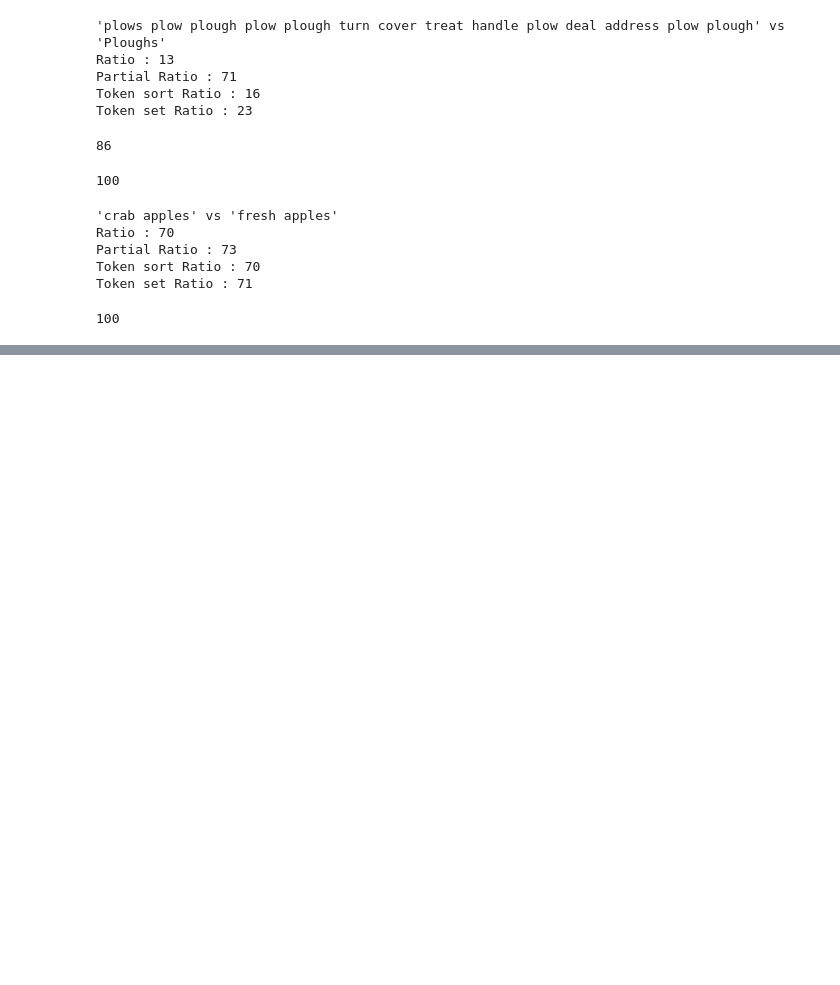
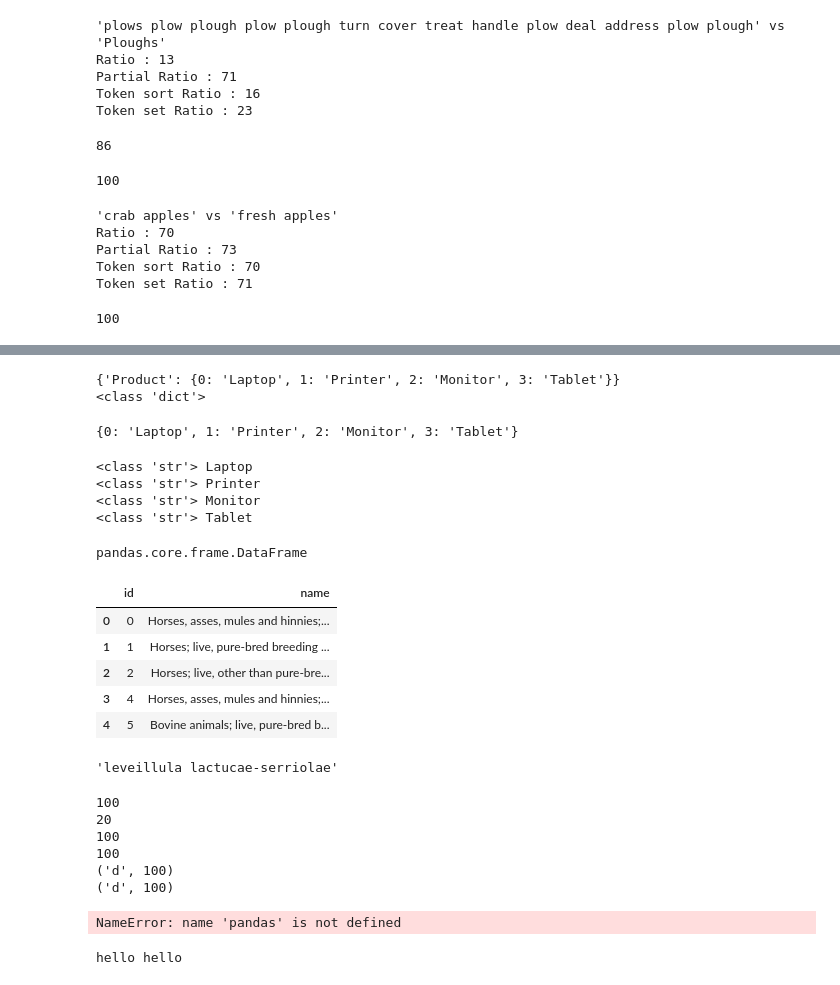
Before and after one commit to runo-hr/NLP-vocabulary-matching, a Jupyter notebook: test.ipynb, the cells around one changed output, grey strips where cells are left out. Saved outputs shown, nothing was run; the diff lists cells and outputs as text; code cells hidden in the pictures; blank space fills up the shorter version.

Commit message:
Add matching for sources

```diff
--- a/test.ipynb
+++ b/test.ipynb
@@ -383,0 +461,42 @@ fuzz.partial_token_set_ratio('dromedary meat',
+# %%
+my_dictionary = df.to_dict()
+
+print (my_dictionary)
+print(type(my_dictionary))
+# %% [output]
+{'Product': {0: 'Laptop', 1: 'Printer', 2: 'Monitor', 3: 'Tablet'}}
+<class 'dict'>
+# %%
+old_dict = my_dictionary['Product']
+old_dict
+# %% [output]
+{0: 'Laptop', 1: 'Printer', 2: 'Monitor', 3: 'Tablet'}
+# %%
+new_dict = dict([(value, key) for key, value in old_dict.items()])
+for x in new_dict.keys():
+    print(type(x), x)
+# %% [output]
+<class 'str'> Laptop
+<class 'str'> Printer
+<class 'str'> Monitor
+<class 'str'> Tablet
+# %%
+df_s1 = pd.read_csv('source_1.csv')
+df_s2 = pd.read_csv('source_2.csv')
+# %%
+type(df_s1)
+# %% [output]
+pandas.core.frame.DataFrame
+# %%
+df_s1.head()
+# %% [output]
+|  | id | name |
+| 0 | 0 | Horses, asses, mules and hinnies;... |
+| 1 | 1 | Horses; live, pure-bred breeding ... |
+| 2 | 2 | Horses; live, other than pure-bre... |
+| 3 | 4 | Horses, asses, mules and hinnies;... |
+| 4 | 5 | Bovine animals; live, pure-bred b... |
+# %%
+df_s2.name.to_dict()[0]
+# %% [output]
+'leveillula lactucae-serriolae'
@@ -383,0 +507,27 @@ fuzz.partial_token_set_ratio('dromedary meat',
+# %%
+s1 = 'Poultry; live, ducks, weighing not more than 185g'
+s2 = 'ducks'
+
+print(fuzz.partial_ratio(s1, s2))
+print(fuzz.token_sort_ratio(s1, s2))
+print(fuzz.partial_token_sort_ratio(s2, s1))
+print(fuzz.partial_token_set_ratio(s1, s2))
+
+print(process.extractOne(s1, s2, scorer = fuzz.partial_token_sort_ratio))
+print(process.extractOne(s1, s2, scorer = fuzz.partial_token_set_ratio))
+# %% [output]
+100
+20
+100
+100
+('d', 100)
+('d', 100)
+# %%
+def say_hello(name:pandas.core.frame.DataFrame):
+    print(f'hello {name}')
+# %% [output]
+NameError: name 'pandas' is not defined
+# %%
+say_hello('hello')
+# %% [output]
+hello hello
```
Also changed, not shown: parts of 24 cells of this notebook, 2 other files.
